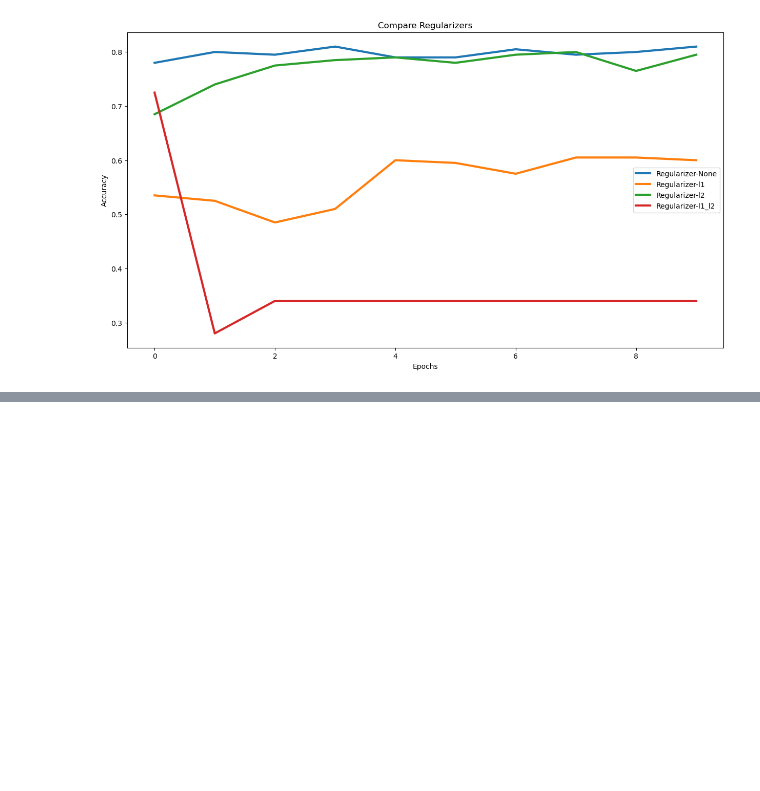
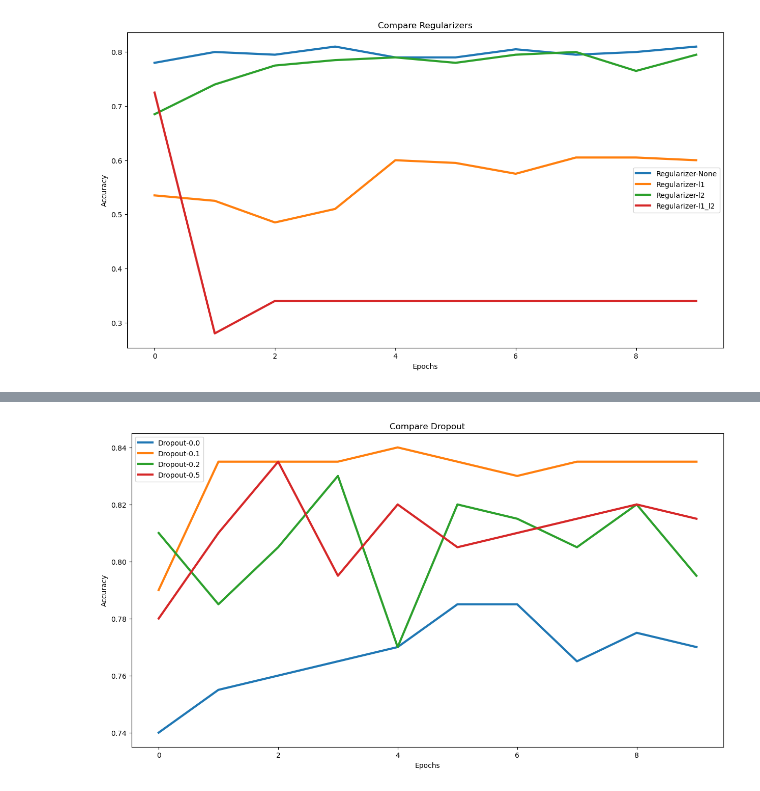
Before and after one commit to alexmacharia/model_tuning, a Jupyter notebook: 05_incident_root_cause.ipynb, the cells around one changed output, grey strips where cells are left out. Drawn from its saved outputs; the diff is of its cells as text; code cells hidden in the pictures; blank space fills up the shorter version.

Commit message:
Update 05_incident_root_cause.ipynb
Dropout

```diff
--- a/05_incident_root_cause.ipynb
+++ b/05_incident_root_cause.ipynb
@@ -225,0 +228,16 @@ plot_graph(accuracy_measures, "Compare Regularizers")
+# %%
+accuracy_measures = {}
+
+dropout_list = [0.0, 0.1, 0.2, 0.5]
+
+for dropout in dropout_list:
+
+    model_config = base_model_config()
+    X, y = get_rca_data()
+
+    model_config["REGULARIZER"] = "l2"
+    model_config["DROPOUT_RATE"] = dropout
+    model_name = "Dropout-" + str(dropout)
+    history = create_and_run_model(model_config, X, y, model_name)
+
+    accuracy_measures[model_name] = history.history["val_accuracy"]
@@ -225,0 +262,4 @@ plot_graph(accuracy_measures, "Compare Regularizers")
+# %%
+plot_graph(accuracy_measures, "Compare Dropout")
+# %% [output]
+[figure, added]
```
Also changed, not shown: parts of 2 cells of this notebook.
